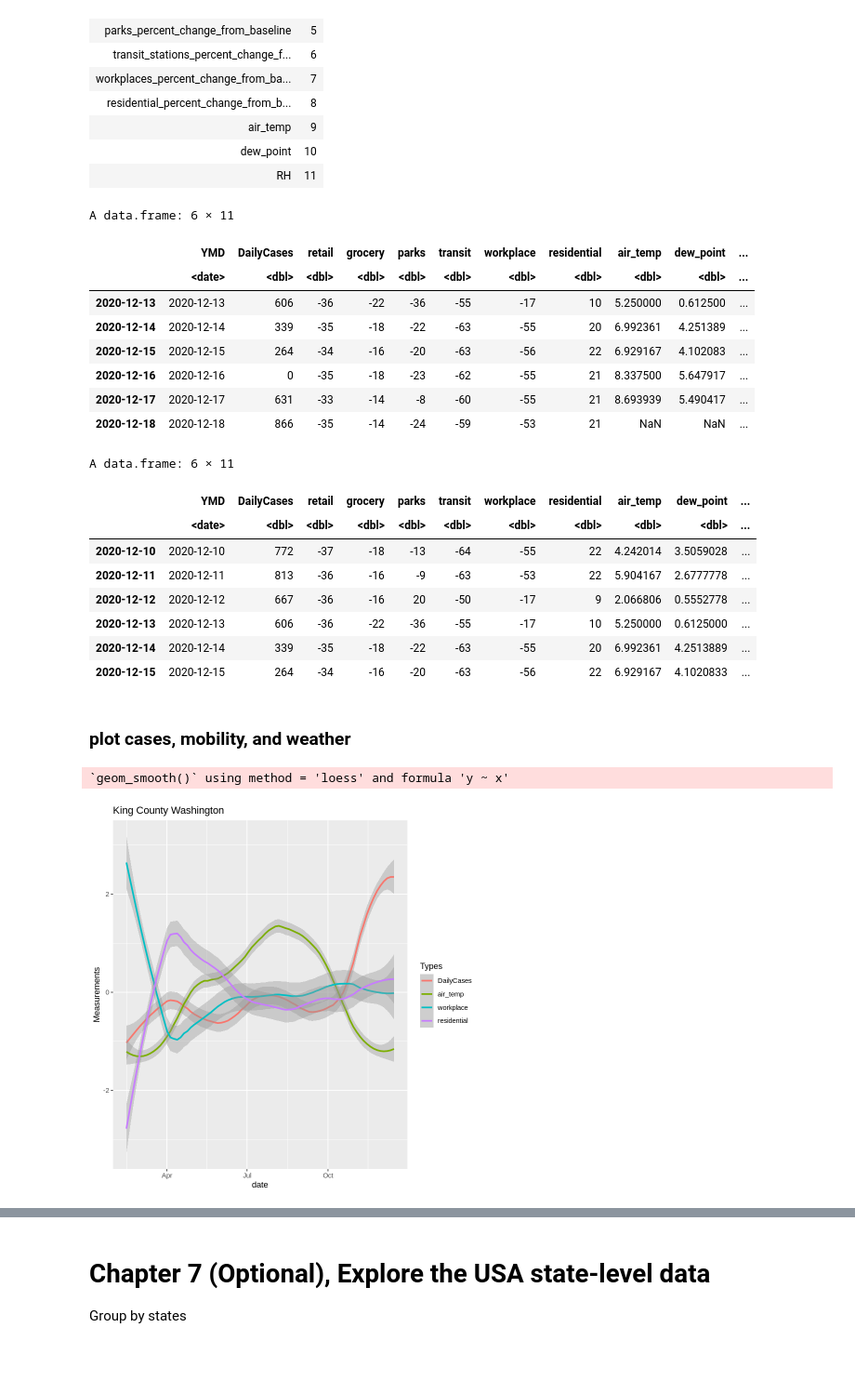
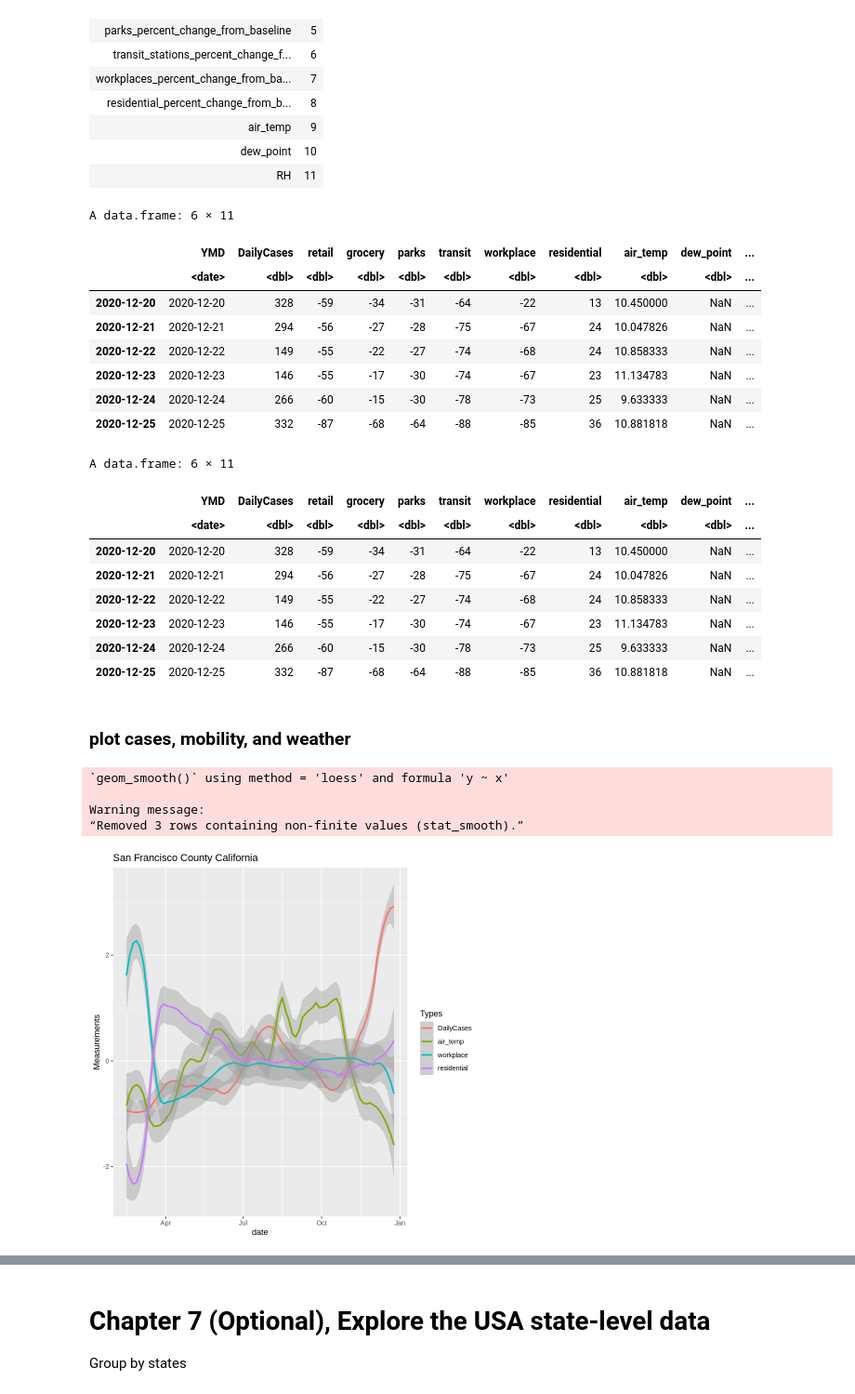
Before and after one commit to hongqin/R-covid19-bootcamp-2020Dec, a Jupyter notebook: R_coding_bootcamp_2020Dec19_23.ipynb, the cells around one changed output, grey strips where cells are left out. Shown at 93% size. Drawn from its saved outputs; the diff is of its cells as text; code cells hidden in the pictures; blank space fills up the shorter version.

```diff
--- a/R_coding_bootcamp_2020Dec19_23.ipynb
+++ b/R_coding_bootcamp_2020Dec19_23.ipynb
@@ -815,3 +835,8 @@ mycounties = c( 'King, Washington, US') #Change here to your home county and sta
+# %%
+mycounties = c( 'King, Washington, US') #Change here to your home county and state
+mycounties = c( 'Hamilton, Tennessee, US') #Change here to your home county and state
+mycounties = c( 'San Francisco, California, US') #Change here to your home county and state
+mycounties = c( 'San Jose, California, US') #Change here to your home county and state
 # %% [markdown]
    ## Read the cumulative cases again
 # %%
@@ -1042,3 +1066,14 @@ myCounty = "King County" #Google location is different from JHU
+# %%
+myState = 'Washington'
+myCounty = "King County" #Google location is different from JHU
+
+
+myState = 'Tennessee'
+myCounty = "Hamilton County" #Google location is different from JHU
+
+myState = 'California'
+myCounty = "San Francisco County" #Google location is different from JHU
+myCounty = "San Jose County" #Google location is different from JHU
 # %% [markdown]
 ## Parse the mobility data for the location
 # %%
@@ -1222,8 +1257,11 @@ For example, Lovell, TN is 35.03, -85.2.
 # %%
 # 34.0522° N, 118.2437° W for LA, CA
 # 47.5480° N, 121.9836° W,  King, WA
+# 37.7749° N, 122.4194° W, San Fracicoa, CA
+# 35.1619° N, 85.1479° W, Hamilton, TN
+# 37.3337° N, 121.8907° W, Santa Clara County, California (San Jose)
 
-info <- getMeta(lat = 47.5, lon = -122) # LA, CA
+info <- getMeta(lat = 37.3, lon = -121.9) # San Jose, CA
 info
 # %% [output]
 A tibble: 10 × 15
@@ -1404,16 +1438,16 @@ tail(tb_local)
 A data.frame: 6 × 11
 |  | YMD | DailyCases | retail | grocery | parks | transit | workplace | residential | air_temp | dew_point | ... |
 |  | <date> | <dbl> | <dbl> | <dbl> | <dbl> | <dbl> | <dbl> | <dbl> | <dbl> | <dbl> | ... |
-| 2020-12-13 | 2020-12-13 | 606 | -36 | -22 | -36 | -55 | -17 | 10 | 5.250000 | 0.612500 | ... |
-| 2020-12-14 | 2020-12-14 | 339 | -35 | -18 | -22 | -63 | -55 | 20 | 6.992361 | 4.251389 | ... |
-| 2020-12-15 | 2020-12-15 | 264 | -34 | -16 | -20 | -63 | -56 | 22 | 6.929167 | 4.102083 | ... |
-| 2020-12-16 | 2020-12-16 | 0 | -35 | -18 | -23 | -62 | -55 | 21 | 8.337500 | 5.647917 | ... |
-| 2020-12-17 | 2020-12-17 | 631 | -33 | -14 | -8 | -60 | -55 | 21 | 8.693939 | 5.490417 | ... |
-| 2020-12-18 | 2020-12-18 | 866 | -35 | -14 | -24 | -59 | -53 | 21 | NaN | NaN | ... |
+| 2020-12-20 | 2020-12-20 | 328 | -59 | -34 | -31 | -64 | -22 | 13 | 10.450000 | NaN | ... |
+| 2020-12-21 | 2020-12-21 | 294 | -56 | -27 | -28 | -75 | -67 | 24 | 10.047826 | NaN | ... |
+| 2020-12-22 | 2020-12-22 | 149 | -55 | -22 | -27 | -74 | -68 | 24 | 10.858333 | NaN | ... |
+| 2020-12-23 | 2020-12-23 | 146 | -55 | -17 | -30 | -74 | -67 | 23 | 11.134783 | NaN | ... |
+| 2020-12-24 | 2020-12-24 | 266 | -60 | -15 | -30 | -78 | -73 | 25 | 9.633333 | NaN | ... |
+| 2020-12-25 | 2020-12-25 | 332 | -87 | -68 | -64 | -88 | -85 | 36 | 10.881818 | NaN | ... |
 # %%
 startdate = mdy('2/10/2020')
-#enddate  = today(tzone='EST')
-enddate = mdy('12/15/2020')
+enddate  = today(tzone='EST')
+#enddate = mdy('12/25/2020')
 
 tb_local2 <- tb_local %>%
   #dplyr::select( c(1,2,)) %>%
@@ -1424,24 +1458,27 @@ tail( tb_local2 )
 A data.frame: 6 × 11
 |  | YMD | DailyCases | retail | grocery | parks | transit | workplace | residential | air_temp | dew_point | ... |
 |  | <date> | <dbl> | <dbl> | <dbl> | <dbl> | <dbl> | <dbl> | <dbl> | <dbl> | <dbl> | ... |
-| 2020-12-10 | 2020-12-10 | 772 | -37 | -18 | -13 | -64 | -55 | 22 | 4.242014 | 3.5059028 | ... |
-| 2020-12-11 | 2020-12-11 | 813 | -36 | -16 | -9 | -63 | -53 | 22 | 5.904167 | 2.6777778 | ... |
-| 2020-12-12 | 2020-12-12 | 667 | -36 | -16 | 20 | -50 | -17 | 9 | 2.066806 | 0.5552778 | ... |
-| 2020-12-13 | 2020-12-13 | 606 | -36 | -22 | -36 | -55 | -17 | 10 | 5.250000 | 0.6125000 | ... |
-| 2020-12-14 | 2020-12-14 | 339 | -35 | -18 | -22 | -63 | -55 | 20 | 6.992361 | 4.2513889 | ... |
-| 2020-12-15 | 2020-12-15 | 264 | -34 | -16 | -20 | -63 | -56 | 22 | 6.929167 | 4.1020833 | ... |
+| 2020-12-20 | 2020-12-20 | 328 | -59 | -34 | -31 | -64 | -22 | 13 | 10.450000 | NaN | ... |
+| 2020-12-21 | 2020-12-21 | 294 | -56 | -27 | -28 | -75 | -67 | 24 | 10.047826 | NaN | ... |
+| 2020-12-22 | 2020-12-22 | 149 | -55 | -22 | -27 | -74 | -68 | 24 | 10.858333 | NaN | ... |
+| 2020-12-23 | 2020-12-23 | 146 | -55 | -17 | -30 | -74 | -67 | 23 | 11.134783 | NaN | ... |
+| 2020-12-24 | 2020-12-24 | 266 | -60 | -15 | -30 | -78 | -73 | 25 | 9.633333 | NaN | ... |
+| 2020-12-25 | 2020-12-25 | 332 | -87 | -68 | -64 | -88 | -85 | 36 | 10.881818 | NaN | ... |
 # %% [markdown]
 ### plot cases, mobility, and weather
 # %%
 tb_local_scaled = data.frame( as.matrix(scale(tb_local2[,2:11])) )
 tb_local_scaled$date = tb_local2$YMD
 
 df_tmp <- melt(tb_local_scaled, measure.vars = c("DailyCases", "air_temp", "workplace", "residential" ), value.name = 'Measurements', variable.name = 'Types')
-plot <- ggplot(df_tmp, aes(x=date, y=Measurements, color=Types)) + stat_smooth(span=0.3)
+plot <- ggplot(df_tmp, aes(x=date, y=Measurements, color=Types)) + stat_smooth(span=0.15)
 plot + ggtitle( paste( myCounty, myState))
 # %% [output]
 `geom_smooth()` using method = 'loess' and formula 'y ~ x'
+
+Warning message:
+“Removed 3 rows containing non-finite values (stat_smooth).”
-[figure, old version]
+[figure, new version]
 # %%
 tb_local_scaled = data.frame( as.matrix(tb_local2[,2:11]) )
 tb_local_scaled$date = tb_local2$YMD
```
Also changed, not shown: parts of 49 cells of this notebook.
